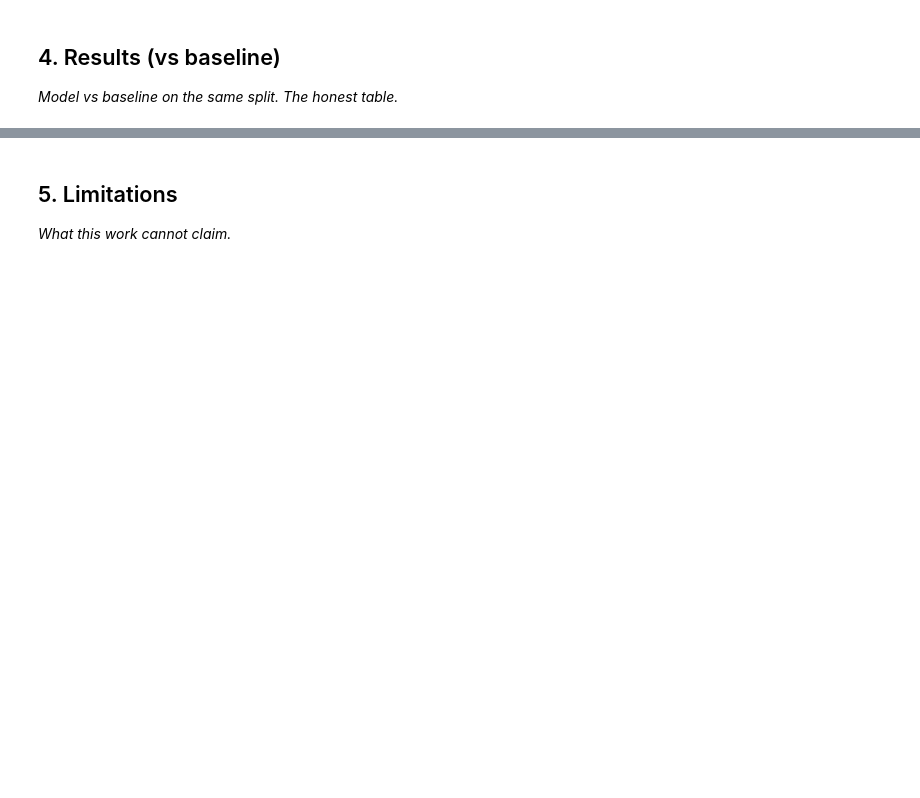
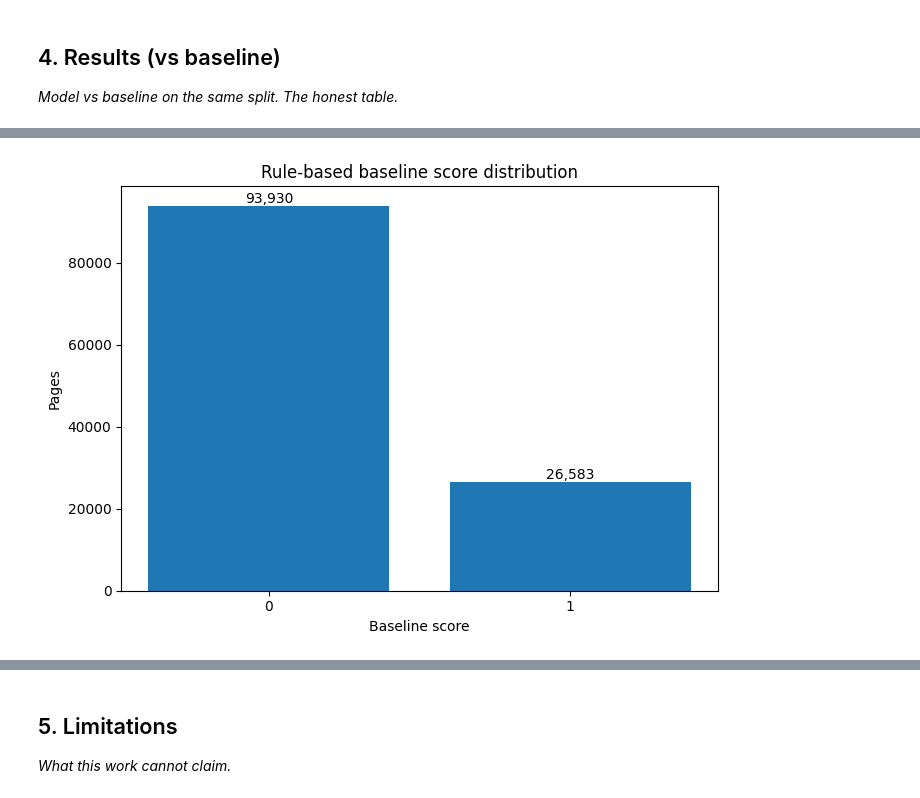
Before and after one commit to KinzaAsif2456/discoverey, a Jupyter notebook: work/notebooks/capstone.ipynb, the cells around one changed output, grey strips where cells are left out. Saved outputs shown, nothing was run; the diff lists cells and outputs as text; code cells hidden in the pictures; blank space fills up the shorter version.

```diff
--- a/work/notebooks/capstone.ipynb
+++ b/work/notebooks/capstone.ipynb
@@ -1236,0 +1145,29 @@ Based on these results, I would use the Random Forest to help prioritise the edi
+# %%
+#  Baseline score distribution chart
+
+baseline_counts = df["baseline_score"].value_counts().sort_index()
+
+plt.figure(figsize=(7, 5))
+plt.bar(
+    [str(x) for x in baseline_counts.index],
+    baseline_counts.values
+)
+
+plt.xlabel("Baseline score")
+plt.ylabel("Pages")
+plt.title("Rule-based baseline score distribution")
+
+for i, value in enumerate(baseline_counts.values):
+    plt.text(i, value, f"{value:,}", ha="center", va="bottom")
+
+plt.tight_layout()
+
+plt.savefig(
+    CHART_DIR / "baseline_score_distribution.png",
+    dpi=180,
+    bbox_inches="tight"
+)
+
+plt.show()
+# %% [output]
+[figure, added]
```
Also changed, not shown: parts of 102 cells of this notebook.
